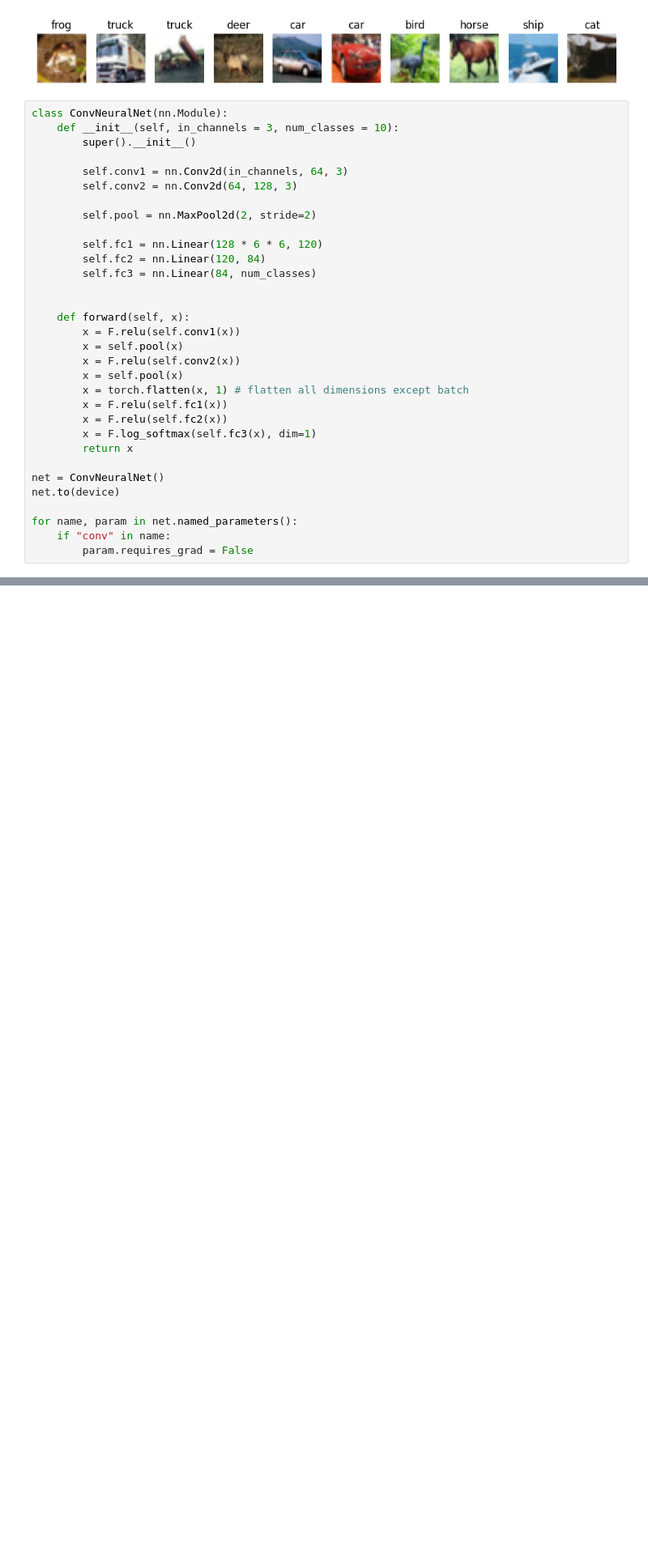
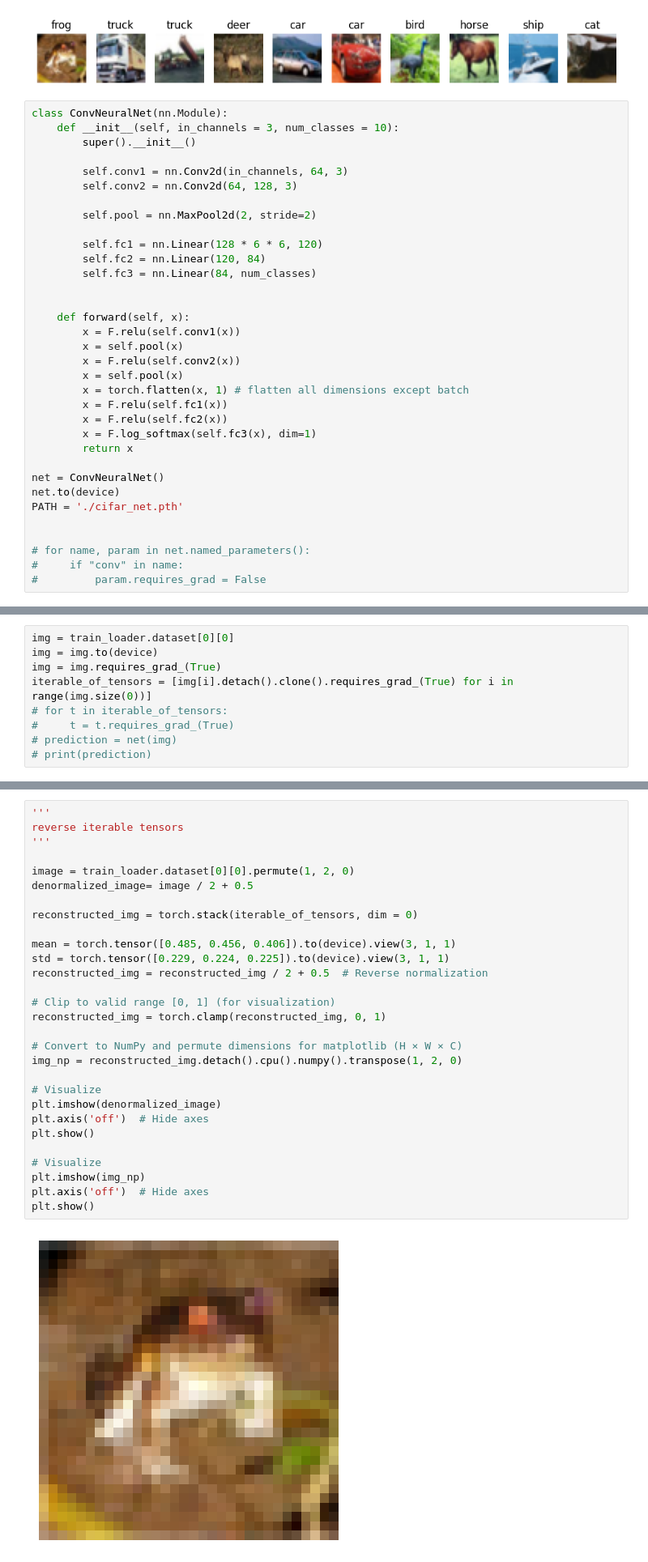
Before and after one commit to JenV-1848843/bachelorproject-iiw-inf-fooling-neural-nets, a Jupyter notebook: restart.ipynb, the cells around one changed output, grey strips where cells are left out. Shown at 81% size. Drawn from its saved outputs; the diff is of its cells as text; blank space fills up the shorter version.

```diff
--- a/restart.ipynb
+++ b/restart.ipynb
@@ -73,8 +74,10 @@ class ConvNeuralNet(nn.Module):
 
 net = ConvNeuralNet()
 net.to(device)
+PATH = './cifar_net.pth'
 
-for name, param in net.named_parameters():
-    if "conv" in name:
-        param.requires_grad = False
+
+# for name, param in net.named_parameters():
+#     if "conv" in name:
+#         param.requires_grad = False
 # %%
@@ -177,0 +192,9 @@ Accuracy of the network on the 10000 test images: 60 %
+# %%
+img = train_loader.dataset[0][0]
+img = img.to(device)
+img = img.requires_grad_(True)
+iterable_of_tensors = [img[i].detach().clone().requires_grad_(True) for i in range(img.size(0))]
+# for t in iterable_of_tensors:
+#     t = t.requires_grad_(True)
+# prediction = net(img)
+# print(prediction)
@@ -177,0 +254,31 @@ Accuracy of the network on the 10000 test images: 60 %
+# %%
+'''
+reverse iterable tensors
+'''
+
+image = train_loader.dataset[0][0].permute(1, 2, 0)
+denormalized_image= image / 2 + 0.5
+
+reconstructed_img = torch.stack(iterable_of_tensors, dim = 0)
+
+mean = torch.tensor([0.485, 0.456, 0.406]).to(device).view(3, 1, 1)
+std = torch.tensor([0.229, 0.224, 0.225]).to(device).view(3, 1, 1)
+reconstructed_img = reconstructed_img / 2 + 0.5  # Reverse normalization
+
+# Clip to valid range [0, 1] (for visualization)
+reconstructed_img = torch.clamp(reconstructed_img, 0, 1)
+
+# Convert to NumPy and permute dimensions for matplotlib (H × W × C)
+img_np = reconstructed_img.detach().cpu().numpy().transpose(1, 2, 0)
+
+# Visualize
+plt.imshow(denormalized_image)
+plt.axis('off')  # Hide axes
+plt.show()
+
+# Visualize
+plt.imshow(img_np)
+plt.axis('off')  # Hide axes
+plt.show()
+# %% [output]
+[figure, added]
```
Also changed, not shown: parts of 10 cells of this notebook, 7 other files.
